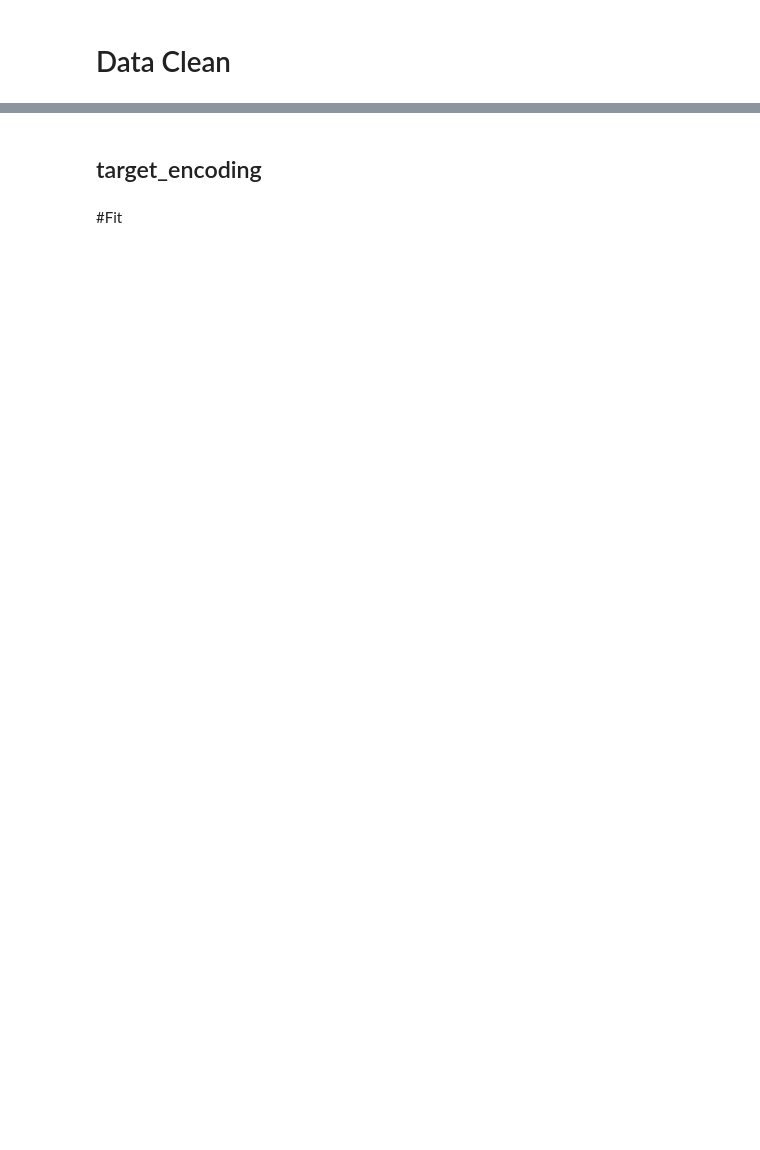
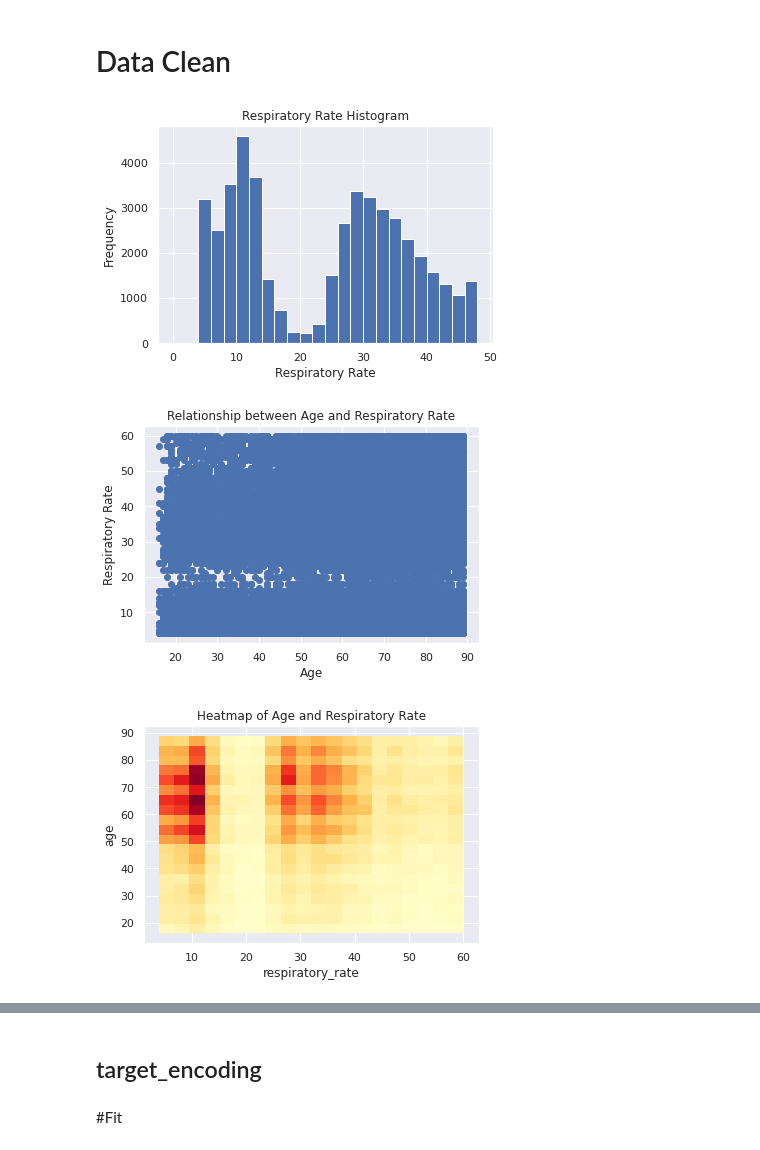
Before and after one commit to kunai-3txk/Prediction-of-seriously-ill-patients, a Jupyter notebook: BaseLine.ipynb, the cells around one changed output, grey strips where cells are left out. Saved outputs shown, nothing was run; the diff lists cells and outputs as text; code cells hidden in the pictures; blank space fills up the shorter version.

```diff
--- a/BaseLine.ipynb
+++ b/BaseLine.ipynb
@@ -128,3 +234,29 @@ train[['x5','target_label']].describe()
+# %%
+#train.info()]
+
+train[['age','respiratory_rate']]
+
+plt.hist(train['respiratory_rate'], bins=range(0, 50, 2))
+plt.title('Respiratory Rate Histogram')
+plt.xlabel('Respiratory Rate')
+plt.ylabel('Frequency')
+plt.show()
+
+
+plt.scatter(train['age'], train['respiratory_rate'])
+plt.title('Relationship between Age and Respiratory Rate')
+plt.xlabel('Age')
+plt.ylabel('Respiratory Rate')
+plt.show()
+
+
+sns.histplot(x='respiratory_rate', y='age', data=train, bins=20, cmap='YlOrRd')
+plt.title('Heatmap of Age and Respiratory Rate')
+plt.show()
+# %% [output]
+[figure, added]
+[figure, added]
+[figure, added]
 # %%
 target_col = ['target_label']
 
```
Also changed, not shown: parts of 26 cells of this notebook.
